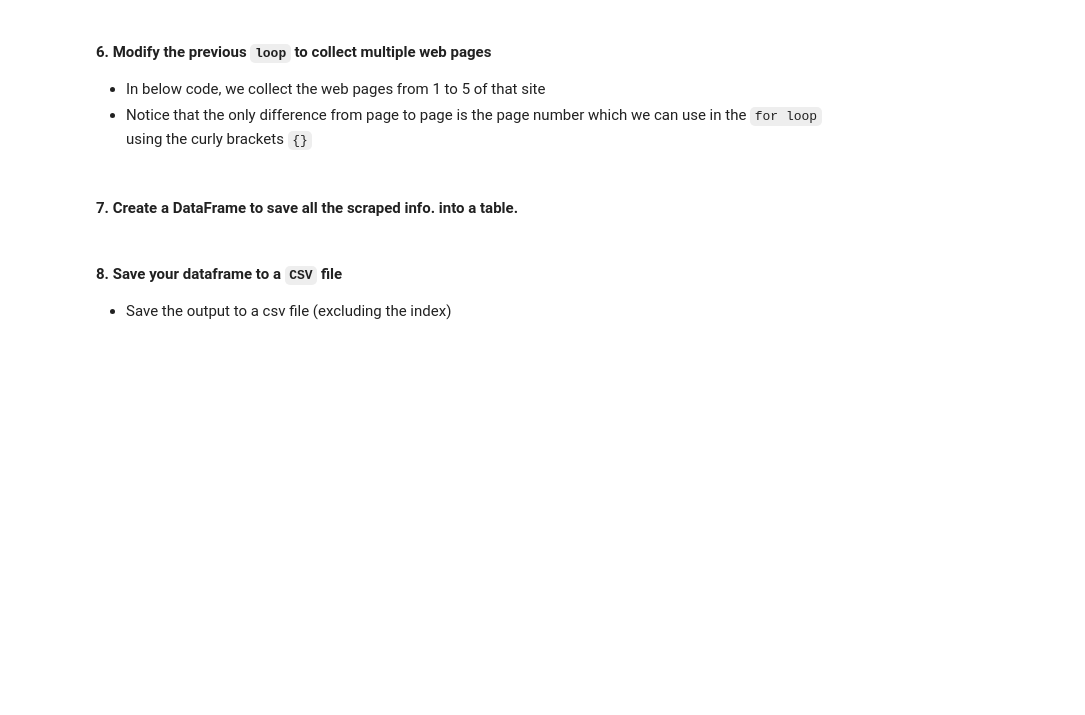
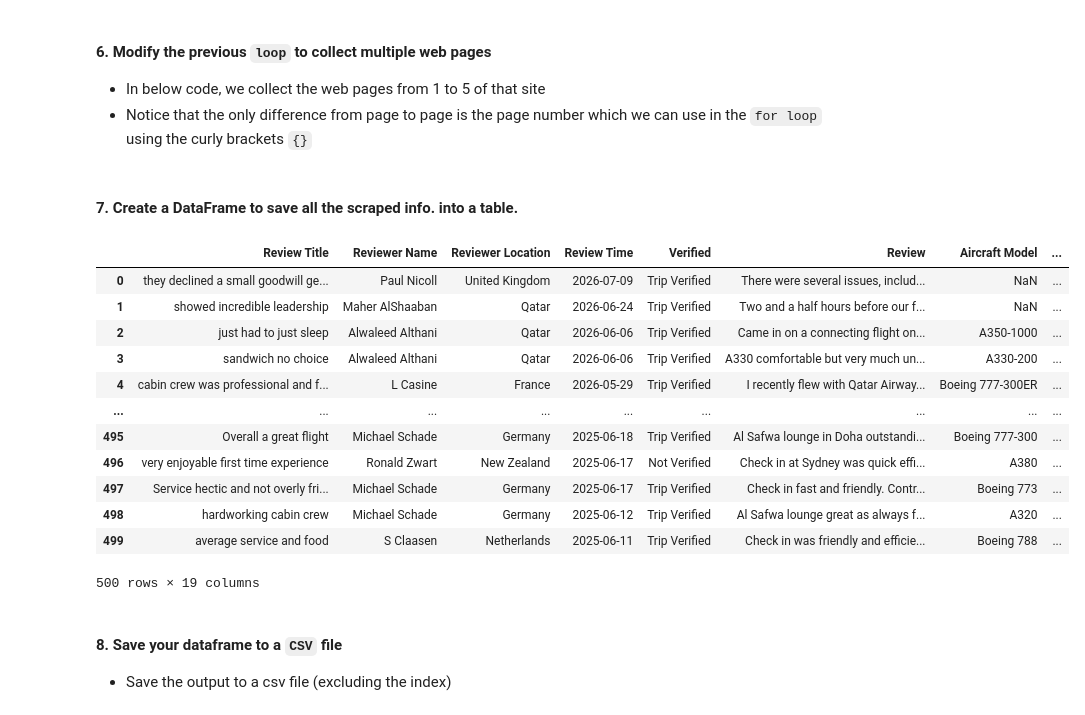
Before and after one commit to Meqdad-25/labs_projects, a Jupyter notebook: labs/5 BeautifulSoup/5.3 E3/5.1.E3 Exercise3-InClass-Guided-Webscaping-v.2.ipynb, the cells around one changed output. Saved outputs shown, nothing was run; the diff lists cells and outputs as text; code cells hidden in the pictures; blank space fills up the shorter version.

```diff
--- a/labs/5 BeautifulSoup/5.3 E3/5.1.E3 Exercise3-InClass-Guided-Webscaping-v.2.ipynb
+++ b/labs/5 BeautifulSoup/5.3 E3/5.1.E3 Exercise3-InClass-Guided-Webscaping-v.2.ipynb
@@ -171,7 +171,7 @@ skytrax[2].find('span', itemprop = 'ratingValue').text + '/' + skytrax[2].find('
 # %%
 # Creating a function to calculate the number of stars
 def get_stars(x):
-    # complete the code for the function
+    return len(x.find_all('span', class_ = 'star fill' ))
 # %% [markdown]
 ##### 4.13 *Get Seat Comfort rating*
 # %% [markdown]
@@ -220,3 +437,41 @@ skytrax_df=
+# %%
+skytrax_df = pd.DataFrame({
+             'Review Title': r_title,
+             'Reviewer Name': r_name,
+             'Reviewer Location': r_location,
+             'Review Time': r_time,
+             'Verified': ver,
+             'Review': rev,
+             'Aircraft Model': air_m,
+             'Type Of Traveller': traveller_type,
+             'Seat Type': seat_type,
+             'Route': route,
+             'Date flown': date_flown,
+             'Overall Rating': overall_rat,
+             'Seat rating': seat_rat,
+             'Cabin rating': cabin_rat,
+             'Food rating': food_rat,
+             'Inflight Entertainment rating': enter_rat,
+             'Ground rating': ground_rat,
+             'Value of money': value_money_rat,
+             'Recommended': recom
+})
+# %%
+skytrax_df
+# %% [output]
+|  | Review Title | Reviewer Name | Reviewer Location | Review Time | Verified | Review | Aircraft Model | ... |
+| 0 | they declined a small goodwill ge... | Paul Nicoll | United Kingdom | 2026-07-09 | Trip Verified | There were several issues, includ... | NaN | ... |
+| 1 | showed incredible leadership | Maher AlShaaban | Qatar | 2026-06-24 | Trip Verified | Two and a half hours before our f... | NaN | ... |
+| 2 | just had to just sleep | Alwaleed Althani | Qatar | 2026-06-06 | Trip Verified | Came in on a connecting flight on... | A350-1000 | ... |
+| 3 | sandwich no choice | Alwaleed Althani | Qatar | 2026-06-06 | Trip Verified | A330 comfortable but very much un... | A330-200 | ... |
+| 4 | cabin crew was professional and f... | L Casine | France | 2026-05-29 | Trip Verified | I recently flew with Qatar Airway... | Boeing 777-300ER | ... |
+| ... | ... | ... | ... | ... | ... | ... | ... | ... |
+| 495 | Overall a great flight | Michael Schade | Germany | 2025-06-18 | Trip Verified | Al Safwa lounge in Doha outstandi... | Boeing 777-300 | ... |
+| 496 | very enjoyable first time experience | Ronald Zwart | New Zealand | 2025-06-17 | Not Verified | Check in at Sydney was quick effi... | A380 | ... |
+| 497 | Service hectic and not overly fri... | Michael Schade | Germany | 2025-06-17 | Trip Verified | Check in fast and friendly. Contr... | Boeing 773 | ... |
+| 498 | hardworking cabin crew | Michael Schade | Germany | 2025-06-12 | Trip Verified | Al Safwa lounge great as always f... | A320 | ... |
+| 499 | average service and food | S Claasen | Netherlands | 2025-06-11 | Trip Verified | Check in was friendly and efficie... | Boeing 788 | ... |
+500 rows × 19 columns
 # %% [markdown]
 #### 8. Save your dataframe to a `CSV` file
 - Save the output to a csv file (excluding the index)
```
Also changed, not shown: parts of 14 cells of this notebook, 1 other file.
